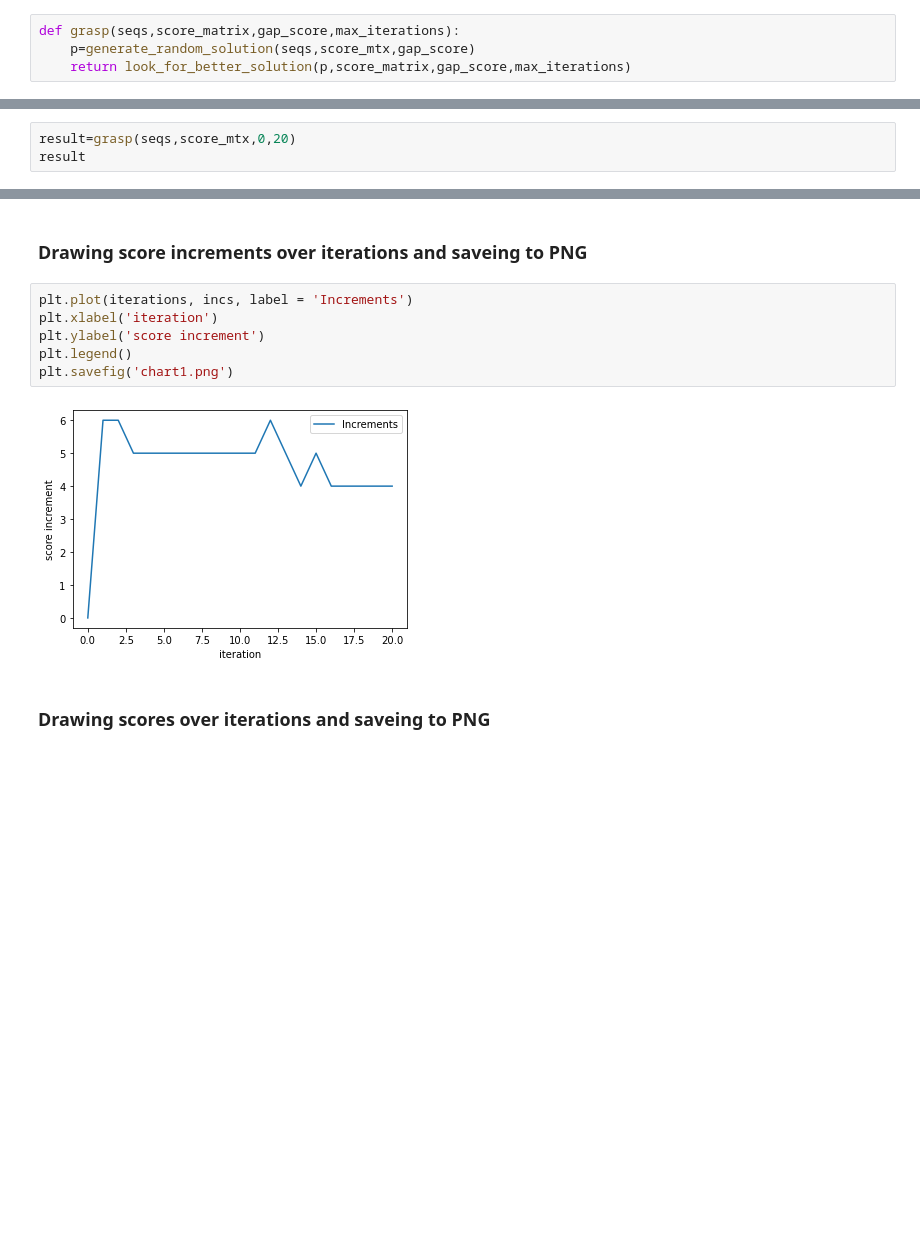
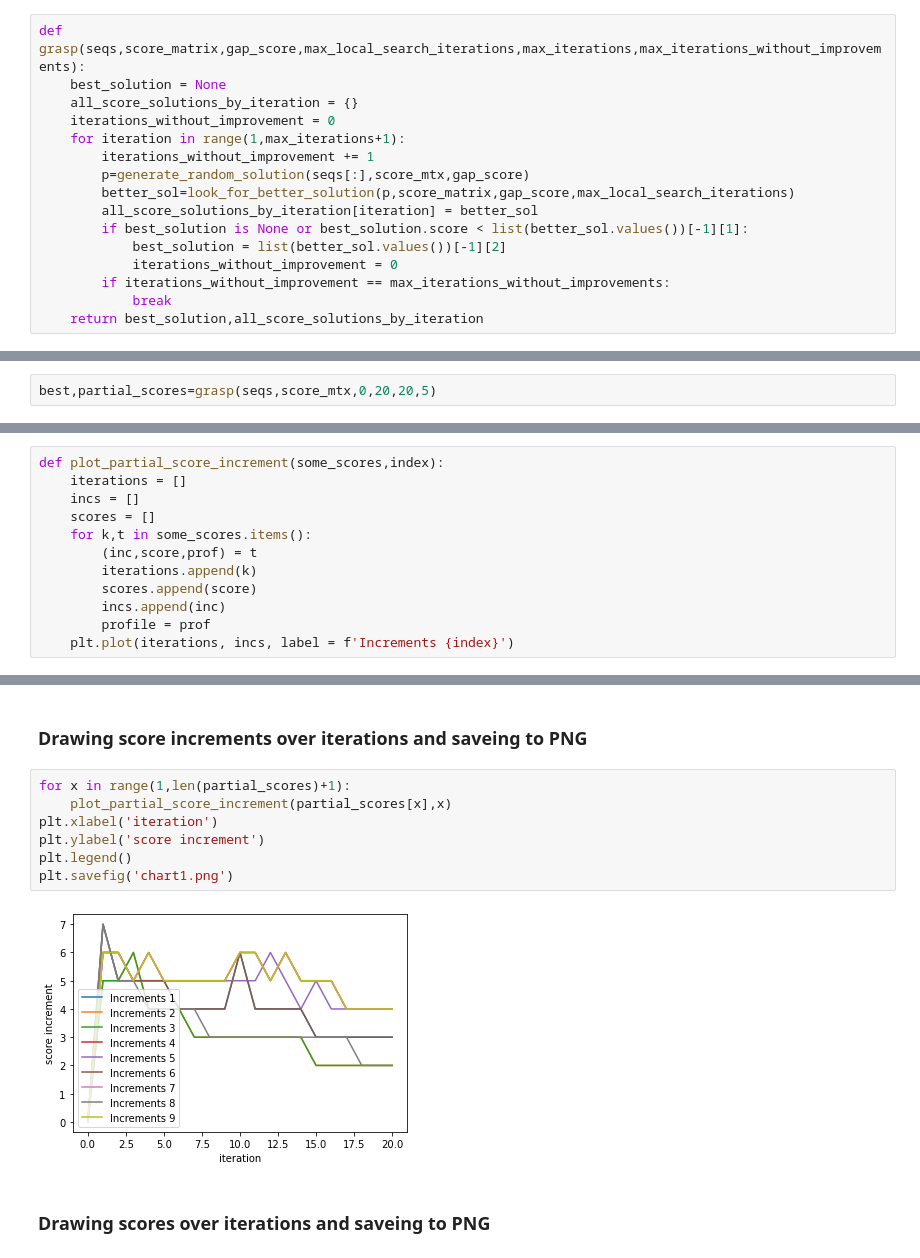
Before and after one commit to apiorno/Needleman-Wunch-Algorithm, a Jupyter notebook: TPFinal.ipynb, the cells around one changed output, grey strips where cells are left out. Drawn from its saved outputs; the diff is of its cells as text; blank space fills up the shorter version.

```diff
--- a/TPFinal.ipynb
+++ b/TPFinal.ipynb
@@ -381,9 +382,21 @@ def local_max_from_neighbourhood(seq_index,profile,score_matrix,gap_score,max_it
     else:
         return (0,profile.score,profile)
 # %%
-def grasp(seqs,score_matrix,gap_score,max_iterations):
-    p=generate_random_solution(seqs,score_mtx,gap_score)
-    return look_for_better_solution(p,score_matrix,gap_score,max_iterations)
+def grasp(seqs,score_matrix,gap_score,max_local_search_iterations,max_iterations,max_iterations_without_improvements):
+    best_solution = None
+    all_score_solutions_by_iteration = {}
+    iterations_without_improvement = 0
+    for iteration in range(1,max_iterations+1):
+        iterations_without_improvement += 1
+        p=generate_random_solution(seqs[:],score_mtx,gap_score)
+        better_sol=look_for_better_solution(p,score_matrix,gap_score,max_local_search_iterations)
+        all_score_solutions_by_iteration[iteration] = better_sol
+        if best_solution is None or best_solution.score < list(better_sol.values())[-1][1]:
+            best_solution = list(better_sol.values())[-1][2]
+            iterations_without_improvement = 0
+        if iterations_without_improvement == max_iterations_without_improvements:
+            break
+    return best_solution,all_score_solutions_by_iteration
 # %% [markdown]
 ### Seqs from fasta
 # %%
@@ -400,5 +413,4 @@ while(True):
 # %% [markdown]
 ## Executing
 # %%
-result=grasp(seqs,score_mtx,0,20)
-result
+best,partial_scores=grasp(seqs,score_mtx,0,20,20,5)
@@ -423 +417,13 @@ result
+# %%
+def plot_partial_score_increment(some_scores,index):
+    iterations = []
+    incs = []
+    scores = []
+    for k,t in some_scores.items():
+        (inc,score,prof) = t
+        iterations.append(k)
+        scores.append(score)
+        incs.append(inc)
+        profile = prof
+    plt.plot(iterations, incs, label = f'Increments {index}')
 # %%
@@ -445,13 +453,14 @@ with open('seqs.txt', 'w') as f:
 # %% [markdown]
 ### Drawing score increments over iterations and saveing to PNG
 # %%
-plt.plot(iterations, incs, label = 'Increments')
+for x in range(1,len(partial_scores)+1):
+    plot_partial_score_increment(partial_scores[x],x)
 plt.xlabel('iteration')
 plt.ylabel('score increment')
 plt.legend()
 plt.savefig('chart1.png')
 # %% [output]
-[figure, old version]
+[figure, new version]
 # %% [markdown]
 ### Drawing scores over iterations and saveing to PNG
 # %%
```
Also changed, not shown: parts of 5 cells of this notebook, 4 other files.
